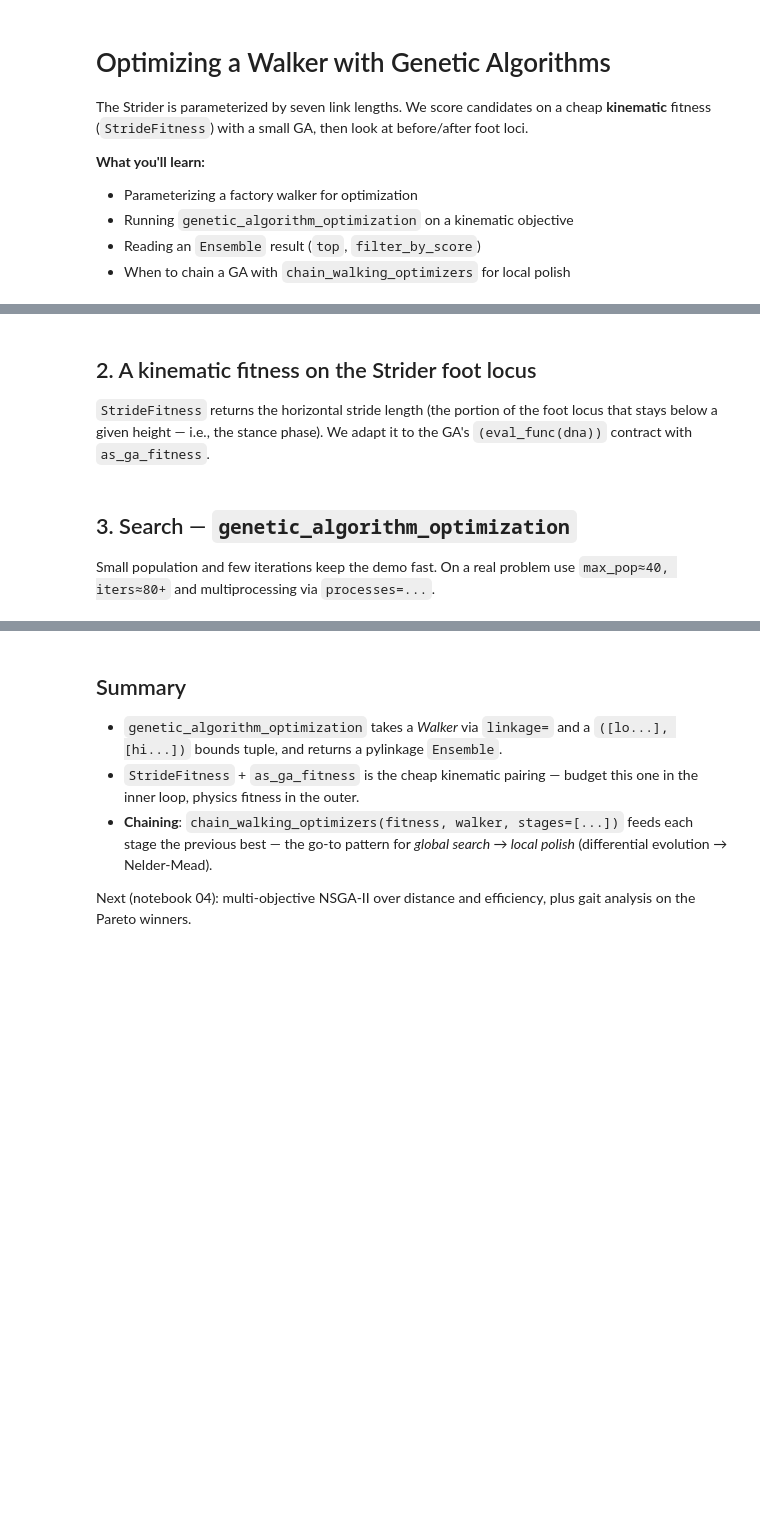
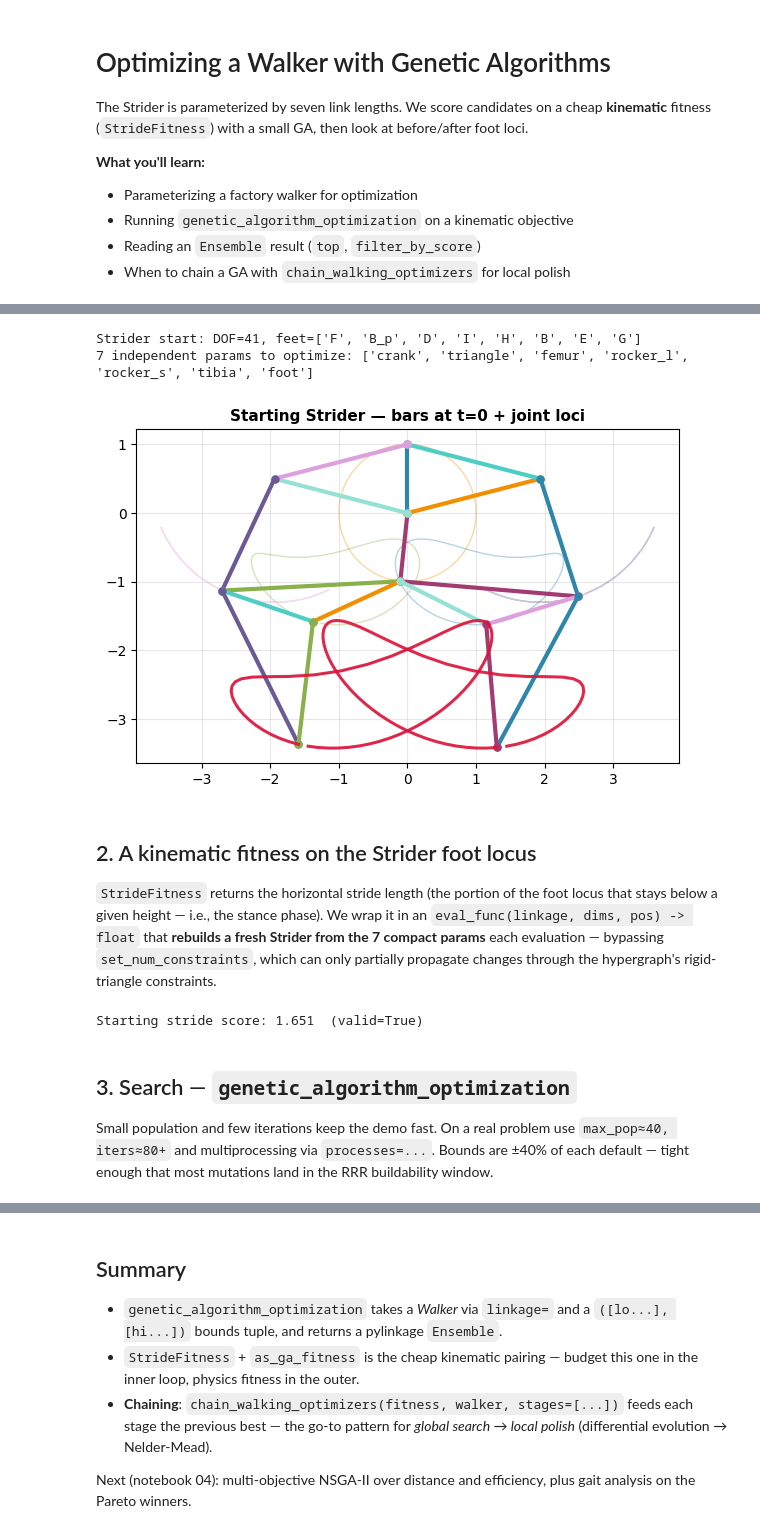
Before and after one commit to HugoFara/leggedsnake, a Jupyter notebook: examples/03_genetic_optimization.ipynb, the cells around one changed output, grey strips where cells are left out. Cells and saved outputs as stored; diff of their text form; code cells hidden in the pictures; blank space fills up the shorter version.

```diff
--- a/examples/03_genetic_optimization.ipynb
+++ b/examples/03_genetic_optimization.ipynb
@@ -29,12 +23,0 @@ joint). Walker exposes `.joints` for exactly this reason.
-# %%
-START = dict(crank=1.0, triangle=2.0, femur=1.8, rocker_l=2.6,
-             rocker_s=1.4, tibia=2.5, foot=1.8)
-
-def make_strider():
-    return ls.Walker.from_strider(**START)
-
-prototype = make_strider()
-print(f"Strider start: DOF={prototype.dof}, feet={prototype.get_feet()}")
-edge_names = list(prototype.dimensions.edge_distances.keys())
-dim_values = list(prototype.dimensions.edge_distances.values())
-print(f"{len(dim_values)} free edge distances to optimize")
@@ -41,21 +38,72 @@ print(f"{len(dim_values)} free edge distances to optimize")
+# %%
+PARAM_NAMES = ['crank', 'triangle', 'femur', 'rocker_l', 'rocker_s', 'tibia', 'foot']
+START_PARAMS = [1.0, 2.0, 1.8, 2.6, 1.4, 2.5, 1.8]
+
+def make_strider(params=START_PARAMS):
+    return ls.Walker.from_strider(**dict(zip(PARAM_NAMES, params)))
+
+def show_strider(walker, ax, title, n_frames=60):
+    # Draw bars at t=0, every joint locus, and overlay the two feet in bold.
+    mech = walker.to_mechanism()
+    period = mech.get_rotation_period()  # integer steps per revolution at dt=1
+    dt = period / n_frames
+    loci = list(walker.step(iterations=n_frames, dt=dt, skip_unbuildable=True))
+    plot_static_linkage(
+        mech, ax, loci,
+        show_loci=True, show_labels=False, show_legend=False,
+        title=title,
+    )
+    for i, joint in enumerate(mech.joints):
+        name = (getattr(joint, 'name', '') or '').lower()
+        if 'foot' in name:
+            xs, ys = extract_trajectory(loci, i)
+            if xs.size:
+                ax.plot(xs, ys, color='crimson', lw=2.2, alpha=0.9, zorder=10)
+    ax.set_aspect('equal'); ax.grid(True, alpha=0.3)
+
+prototype = make_strider()
+print(f"Strider start: DOF={prototype.dof}, feet={prototype.get_feet()}")
+print(f"{len(PARAM_NAMES)} independent params to optimize: {PARAM_NAMES}")
+
+fig, ax = plt.subplots(figsize=(7, 5))
+show_strider(prototype, ax, "Starting Strider — bars at t=0 + joint loci")
+plt.show()
+# %% [output]
+Strider start: DOF=41, feet=['F', 'B_p', 'D', 'I', 'H', 'B', 'E', 'G']
+7 independent params to optimize: ['crank', 'triangle', 'femur', 'rocker_l', 'rocker_s', 'tibia', 'foot']
+[figure, added]
 # %% [markdown]
 ## 2. A kinematic fitness on the Strider foot locus
 
 `StrideFitness` returns the horizontal stride length (the portion of
 the foot locus that stays below a given height — i.e., the stance
-phase). We adapt it to the GA's `(eval_func(dna))` contract with
-`as_ga_fitness`.
+phase). We wrap it in an `eval_func(linkage, dims, pos) -> float` that
+**rebuilds a fresh Strider from the 7 compact params** each evaluation
+— bypassing `set_num_constraints`, which can only partially propagate
+changes through the hypergraph's rigid-triangle constraints.
 # %%
 fit = ls.StrideFitness(step_height=0.5, stride_height=0.2, foot_index=-1)
 r = fit(prototype.topology, prototype.dimensions, ls.WorldConfig())
 print(f"Starting stride score: {r.score:.3f}  (valid={r.valid})")
 
-# Adapt to the optimizer contract: (linkage, dims, pos) -> float
-eval_func = ls.as_eval_func(fit, walker_factory=make_strider)
+def eval_func(linkage, dims, pos):
+    # ``dims`` is the GA's current 7-tuple; ``linkage`` / ``pos`` are ignored.
+    # Rebuild from scratch so the factory can recompute consistent node
+    # positions for every candidate.
+    try:
+        w = make_strider(dims)
+        result = fit(w.topology, w.dimensions, ls.WorldConfig())
+        return result.score if result.valid else 0.0
+    except Exception:
+        # Infeasible geometries (e.g. non-intersecting RRR dyads) get score 0.
+        return 0.0
+# %% [output]
+Starting stride score: 1.651  (valid=True)
 # %% [markdown]
 ## 3. Search — `genetic_algorithm_optimization`
 
 Small population and few iterations keep the demo fast. On a real
 problem use `max_pop≈40, iters≈80+` and multiprocessing via
-`processes=...`.
+`processes=...`. Bounds are ±40% of each default — tight enough that
+most mutations land in the RRR buildability window.
 # %%
```
Also changed, not shown: parts of 12 cells of this notebook, 3 other files.
